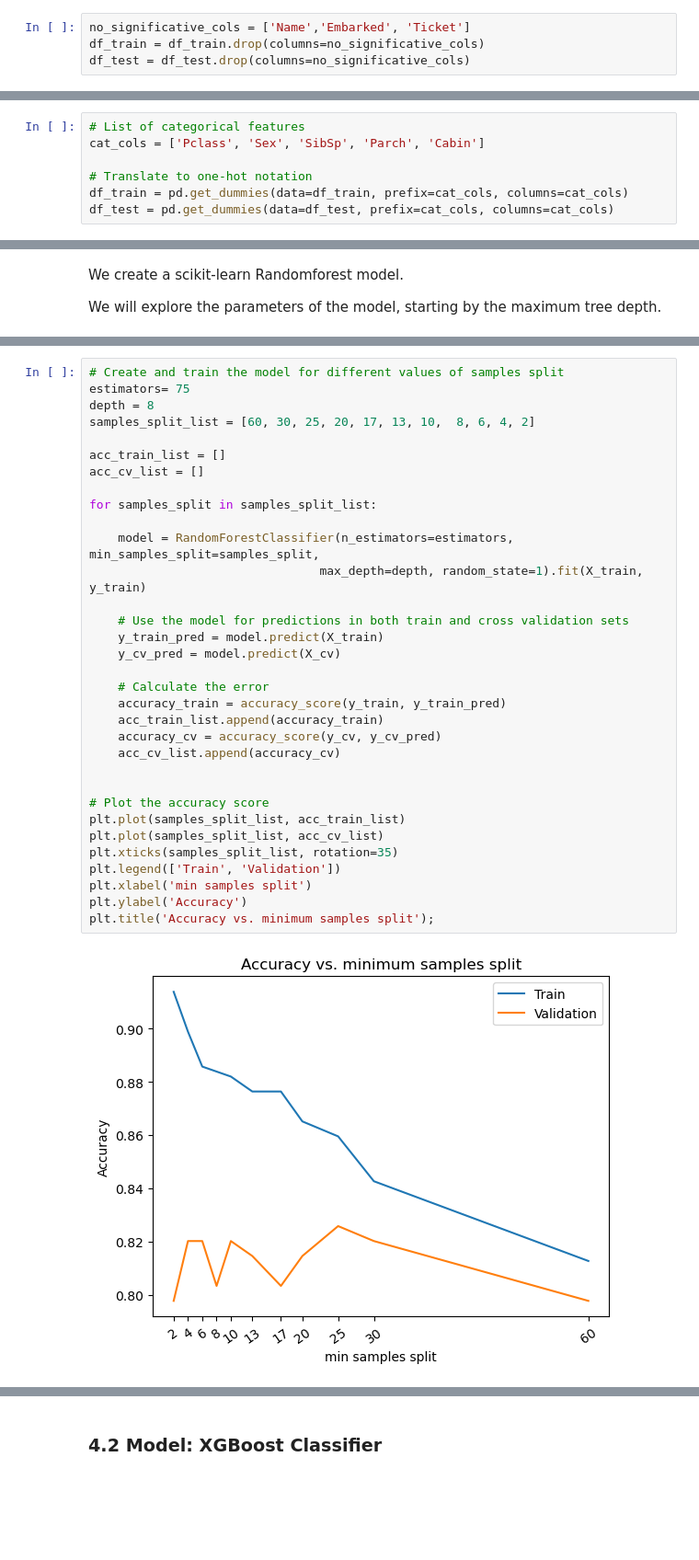
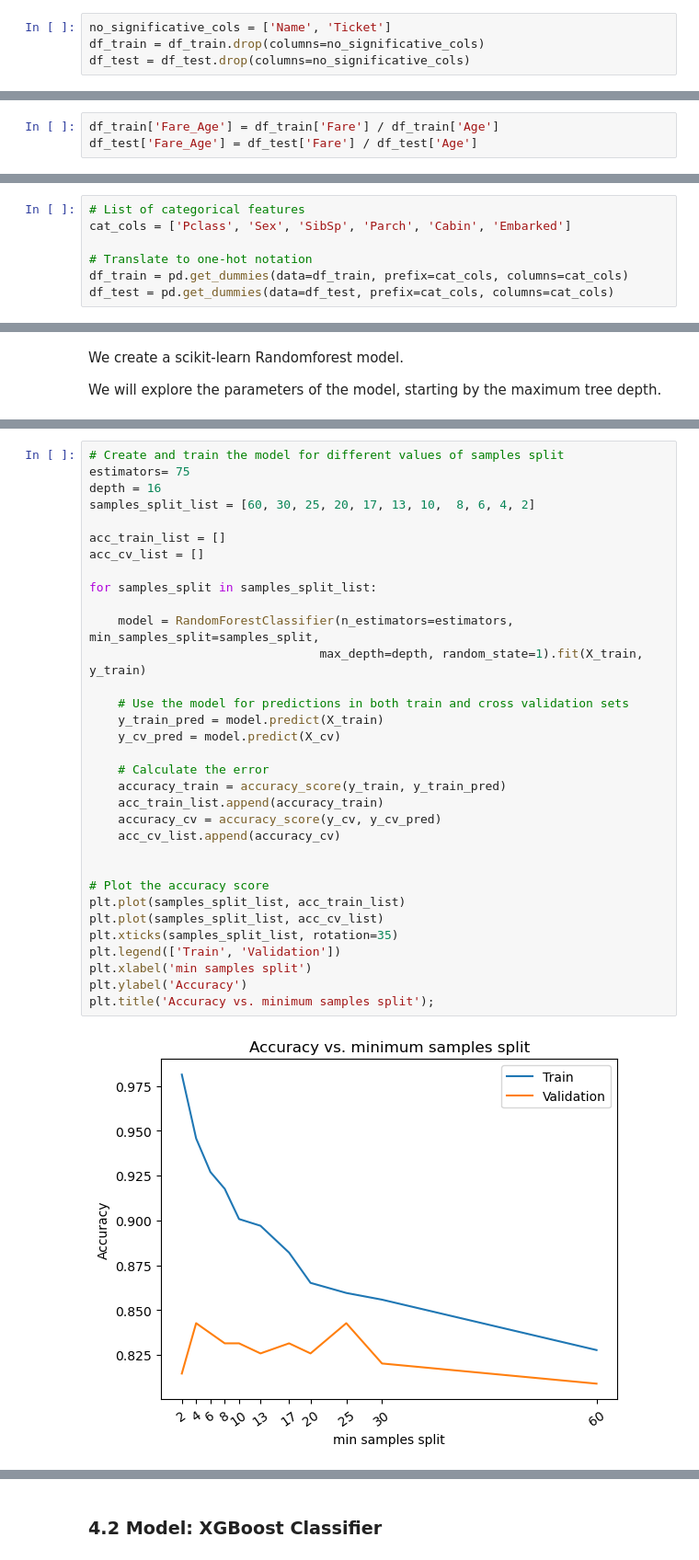
Before and after one commit to Andresmfs/Binary-classification-ML-models-Titanic-survivals, a Jupyter notebook: titanic.ipynb, the cells around one changed output, grey strips where cells are left out. Shown at 92% size. Saved outputs shown, nothing was run; the diff lists cells and outputs as text; blank space fills up the shorter version.

Commit message:
Add Embarked feature & Submission file

```diff
--- a/titanic.ipynb
+++ b/titanic.ipynb
@@ -641,5 +556,5 @@ There are some columns that do not provide significative information for the sur
 # %%
-no_significative_cols = ['Name','Embarked', 'Ticket']
+no_significative_cols = ['Name', 'Ticket']
 df_train = df_train.drop(columns=no_significative_cols)
 df_test = df_test.drop(columns=no_significative_cols)
 # %% [markdown]
@@ -656,3 +578,6 @@ df_test['Age'] = df_test.Age.fillna(df_test.Age.mean())
+# %%
+df_train['Fare_Age'] = df_train['Fare'] / df_train['Age']
+df_test['Fare_Age'] = df_test['Fare'] / df_test['Age']
 # %% [markdown]
 **We fill NaN values with unknown in the Cabin column and keep only the letter of the Cabin**
 # %%
@@ -704,7 +629,7 @@ We see that in train set we have the Cabin value T and we do not have it in the
 **We write the categorical features in one-hot notation**
 # %%
 # List of categorical features
-cat_cols = ['Pclass', 'Sex', 'SibSp', 'Parch', 'Cabin']
+cat_cols = ['Pclass', 'Sex', 'SibSp', 'Parch', 'Cabin', 'Embarked']
 
 # Translate to one-hot notation
 df_train = pd.get_dummies(data=df_train, prefix=cat_cols, columns=cat_cols)
@@ -840,38 +769,38 @@ plt.ylabel('Accuracy');
 # %%
 # Create and train the model for different values of samples split
 estimators= 75
-depth = 8
+depth = 16
 samples_split_list = [60, 30, 25, 20, 17, 13, 10,  8, 6, 4, 2]
 
 acc_train_list = []
 acc_cv_list = []
 
 for samples_split in samples_split_list:
 
     model = RandomForestClassifier(n_estimators=estimators, min_samples_split=samples_split,
                                 max_depth=depth, random_state=1).fit(X_train, y_train)
 
     # Use the model for predictions in both train and cross validation sets
     y_train_pred = model.predict(X_train)
     y_cv_pred = model.predict(X_cv)
 
     # Calculate the error
     accuracy_train = accuracy_score(y_train, y_train_pred)
     acc_train_list.append(accuracy_train)
     accuracy_cv = accuracy_score(y_cv, y_cv_pred)
     acc_cv_list.append(accuracy_cv)
 
 
 # Plot the accuracy score
 plt.plot(samples_split_list, acc_train_list)
 plt.plot(samples_split_list, acc_cv_list)
 plt.xticks(samples_split_list, rotation=35)
 plt.legend(['Train', 'Validation'])
 plt.xlabel('min samples split')
 plt.ylabel('Accuracy')
 plt.title('Accuracy vs. minimum samples split');
 # %% [output]
-[figure, old version]
+[figure, new version]
 # %%
 
 
```
Also changed, not shown: parts of 53 cells of this notebook, 2 other files.
